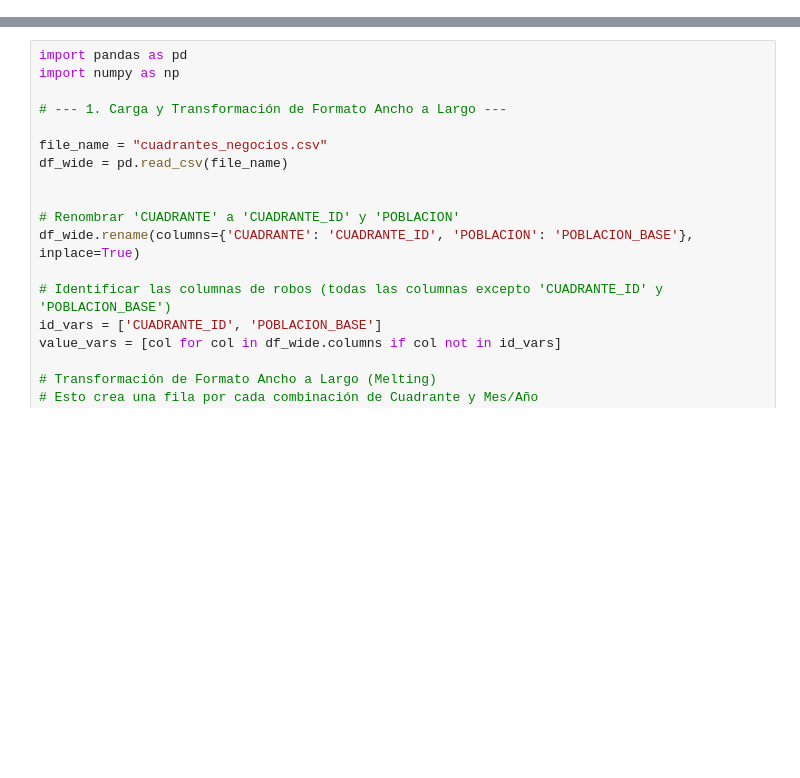
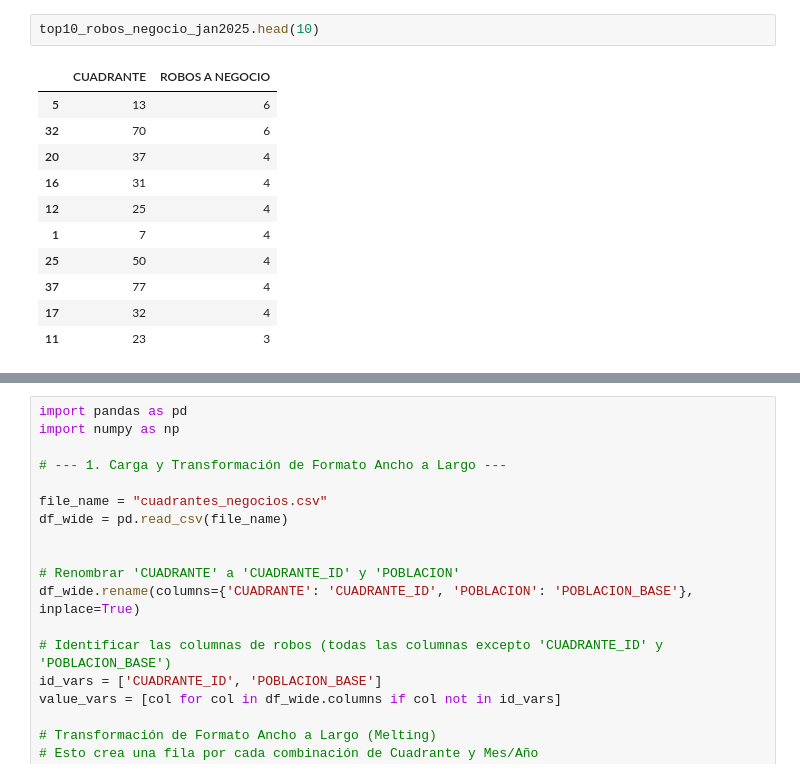
Before and after one commit to CLA-TI3001C-AD2025-G100/A01563230-EDA, a Jupyter notebook: FICOSEC_modelo_negocio.ipynb, the cells around one changed output, grey strips where cells are left out. Saved outputs shown, nothing was run; the diff lists cells and outputs as text; blank space fills up the shorter version.

```diff
--- a/FICOSEC_modelo_negocio.ipynb
+++ b/FICOSEC_modelo_negocio.ipynb
@@ -0,0 +472,14 @@
+# %%
+top10_robos_negocio_jan2025.head(10)
+# %% [output]
+|  | CUADRANTE | ROBOS A NEGOCIO |
+| 5 | 13 | 6 |
+| 32 | 70 | 6 |
+| 20 | 37 | 4 |
+| 16 | 31 | 4 |
+| 12 | 25 | 4 |
+| 1 | 7 | 4 |
+| 25 | 50 | 4 |
+| 37 | 77 | 4 |
+| 17 | 32 | 4 |
+| 11 | 23 | 3 |
```
Also changed, not shown: parts of 17 cells of this notebook, 2 other files.
